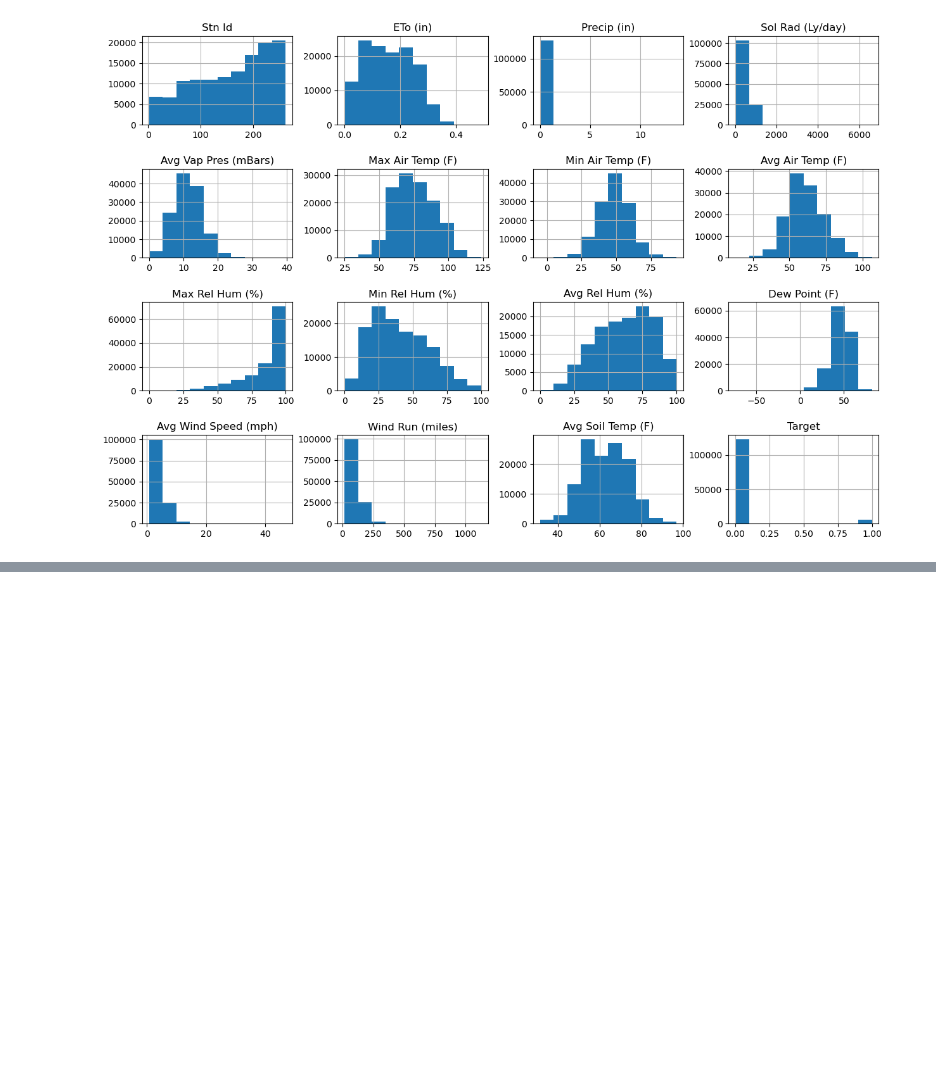
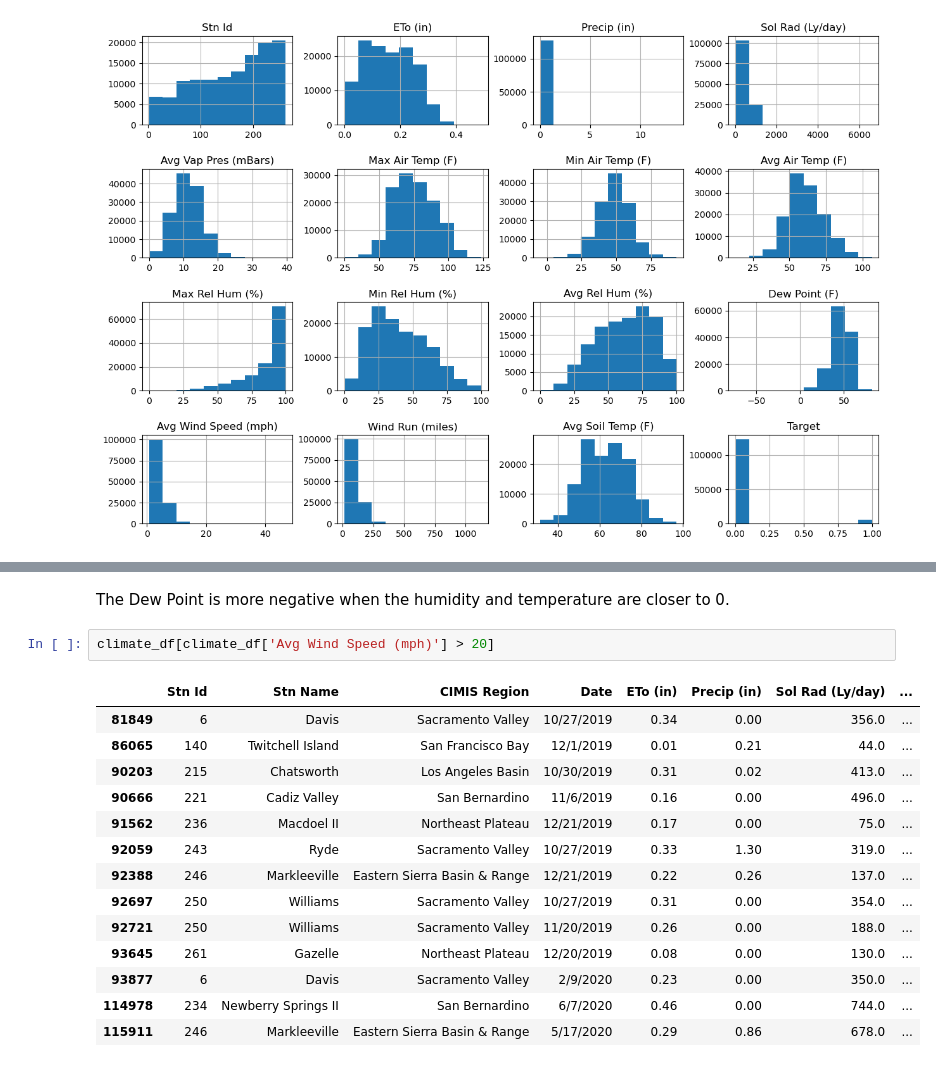
Before and after one commit to raechiang/Capstone-Wildfire, a Jupyter notebook: notebooks/1.0-rc-data-wrangling.ipynb, the cells around one changed output, grey strips where cells are left out. Drawn from its saved outputs; the diff is of its cells as text; blank space fills up the shorter version.

```diff
--- a/notebooks/1.0-rc-data-wrangling.ipynb
+++ b/notebooks/1.0-rc-data-wrangling.ipynb
@@ -993,0 +1062,19 @@ Notable outliers could be in 'Precip (in)', 'Sol Rad (Ly/day)', 'Dew Point (F)',
+# %% [markdown]
+The Dew Point is more negative when the humidity and temperature are closer to 0.
+# %%
+climate_df[climate_df['Avg Wind Speed (mph)'] > 20]
+# %% [output]
+|  | Stn Id | Stn Name | CIMIS Region | Date | ETo (in) | Precip (in) | Sol Rad (Ly/day) | ... |
+| 81849 | 6 | Davis | Sacramento Valley | 10/27/2019 | 0.34 | 0.00 | 356.0 | ... |
+| 86065 | 140 | Twitchell Island | San Francisco Bay | 12/1/2019 | 0.01 | 0.21 | 44.0 | ... |
+| 90203 | 215 | Chatsworth | Los Angeles Basin | 10/30/2019 | 0.31 | 0.02 | 413.0 | ... |
+| 90666 | 221 | Cadiz Valley | San Bernardino | 11/6/2019 | 0.16 | 0.00 | 496.0 | ... |
+| 91562 | 236 | Macdoel II | Northeast Plateau | 12/21/2019 | 0.17 | 0.00 | 75.0 | ... |
+| 92059 | 243 | Ryde | Sacramento Valley | 10/27/2019 | 0.33 | 1.30 | 319.0 | ... |
+| 92388 | 246 | Markleeville | Eastern Sierra Basin & Range | 12/21/2019 | 0.22 | 0.26 | 137.0 | ... |
+| 92697 | 250 | Williams | Sacramento Valley | 10/27/2019 | 0.31 | 0.00 | 354.0 | ... |
+| 92721 | 250 | Williams | Sacramento Valley | 11/20/2019 | 0.26 | 0.00 | 188.0 | ... |
+| 93645 | 261 | Gazelle | Northeast Plateau | 12/20/2019 | 0.08 | 0.00 | 130.0 | ... |
+| 93877 | 6 | Davis | Sacramento Valley | 2/9/2020 | 0.23 | 0.00 | 350.0 | ... |
+| 114978 | 234 | Newberry Springs II | San Bernardino | 6/7/2020 | 0.46 | 0.00 | 744.0 | ... |
+| 115911 | 246 | Markleeville | Eastern Sierra Basin & Range | 5/17/2020 | 0.29 | 0.86 | 678.0 | ... |
```
Also changed, not shown: parts of 42 cells of this notebook.
